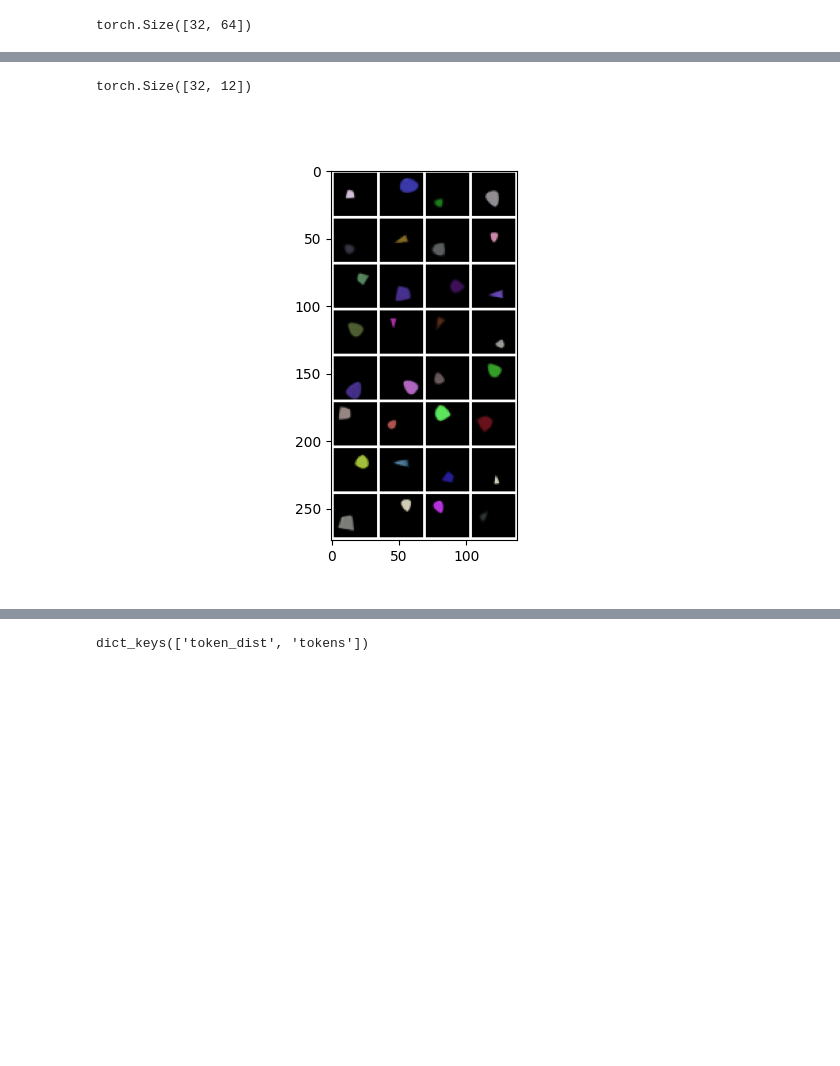
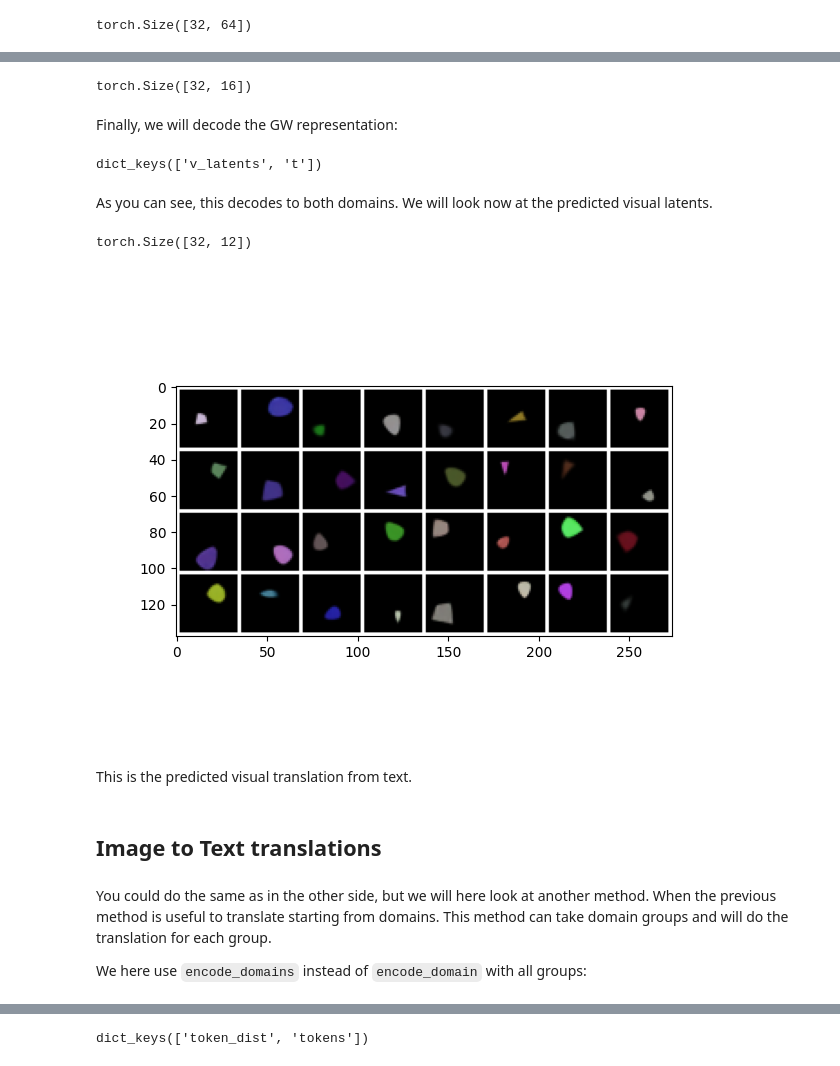
Before and after one commit to ruflab/shimmer-tutorials, a Jupyter notebook: simple-shapes-dataset-inference.ipynb, the cells around one changed output, grey strips where cells are left out. Saved outputs shown, nothing was run; the diff lists cells and outputs as text; code cells hidden in the pictures; blank space fills up the shorter version.

```diff
--- a/simple-shapes-dataset-inference.ipynb
+++ b/simple-shapes-dataset-inference.ipynb
@@ -155,22 +356,6 @@ dict_keys(['v_latents', 't'])
 # %% [markdown]
 This group contains two items: one of each domain. Each item in the domain is paired
 Let's look at the images first.
-# %%
-# `train_paired_samples` contains the latent representation, we can use `decode_images`
-# of the visual module to get back the actual images:
-train_images = visual_module.decode_images(train_paired_samples["v_latents"])
-
-
-def plot_image_grid(samples: torch.Tensor, nrow=4):
-    grid = (
-        make_grid(samples, nrow=nrow, pad_value=1)
-        .permute(1, 2, 0)
-        .detach()
-        .cpu()
-        .numpy()
-    )
-    plt.imshow(grid)
-    plt.show()
 # %%
 train_paired_samples["v_latents"].size()
 # %% [output]
@@ -181,0 +363,16 @@ plot_image_grid(train_images)
+# %%
+# Extract the `v_latents` domain module
+visual_module = cast(VisualLatentDomainModule, global_workspace.domain_mods["v_latents"])
+
+# `train_paired_samples` contains the latent representation, we can use `decode_images`
+# of the visual module to get back the actual images:
+train_images = visual_module.decode_images(train_paired_samples["v_latents"])
+
+
+def plot_image_grid(samples: torch.Tensor, nrow=8):
+    grid = make_grid(samples, nrow=nrow, pad_value=1).permute(1, 2, 0).detach().cpu().numpy()
+    plt.imshow(grid)
+    plt.show()
+
+
+plot_image_grid(train_images)
@@ -243,16 +457,30 @@ torch.Size([32, 16])
+# %%
+t_gw_latent_fused = global_workspace.gw_mod.fuse(t_gw_latent, {"t": torch.ones(32).to(device)})
+print(t_gw_latent_fused.size())
+# %% [output]
+torch.Size([32, 16])
+# %% [markdown]
+Finally, we will decode the GW representation:
 # %%
-decoded_latents = global_workspace.gw_mod.decode(
-    t_gw_latent_fused, domains=["v_latents"]
-)
+decoded_latents = global_workspace.gw_mod.decode(t_gw_latent_fused)
+print(decoded_latents.keys())
+# %% [output]
+dict_keys(['v_latents', 't'])
-# %%
-decoded_latents["v_latents"].size()
-# %% [output]
-torch.Size([32, 12])
+# %% [markdown]
+As you can see, this decodes to both domains. We will look now at the predicted visual latents.
 # %%
-decoded_images = visual_module.decode_images(
-    decoded_latents["v_latents"], remove_last_dim=False
-)
+print(decoded_latents["v_latents"].size())
+decoded_images = visual_module.decode_images(decoded_latents["v_latents"])
 plot_image_grid(decoded_images)
 # %% [output]
+torch.Size([32, 12])
-[figure, old version]
+[figure, new version]
+# %% [markdown]
+This is the predicted visual translation from text.
+# %% [markdown]
+## Image to Text translations
+# %% [markdown]
+You could do the same as in the other side, but we will here look at another method. When the previous method is useful to translate starting from domains. This method can take domain groups and will do the translation for each group.
+
+We here use `encode_domains` instead of `encode_domain` with all groups:
 # %%
```
Also changed, not shown: parts of 70 cells of this notebook, 3 other files.
